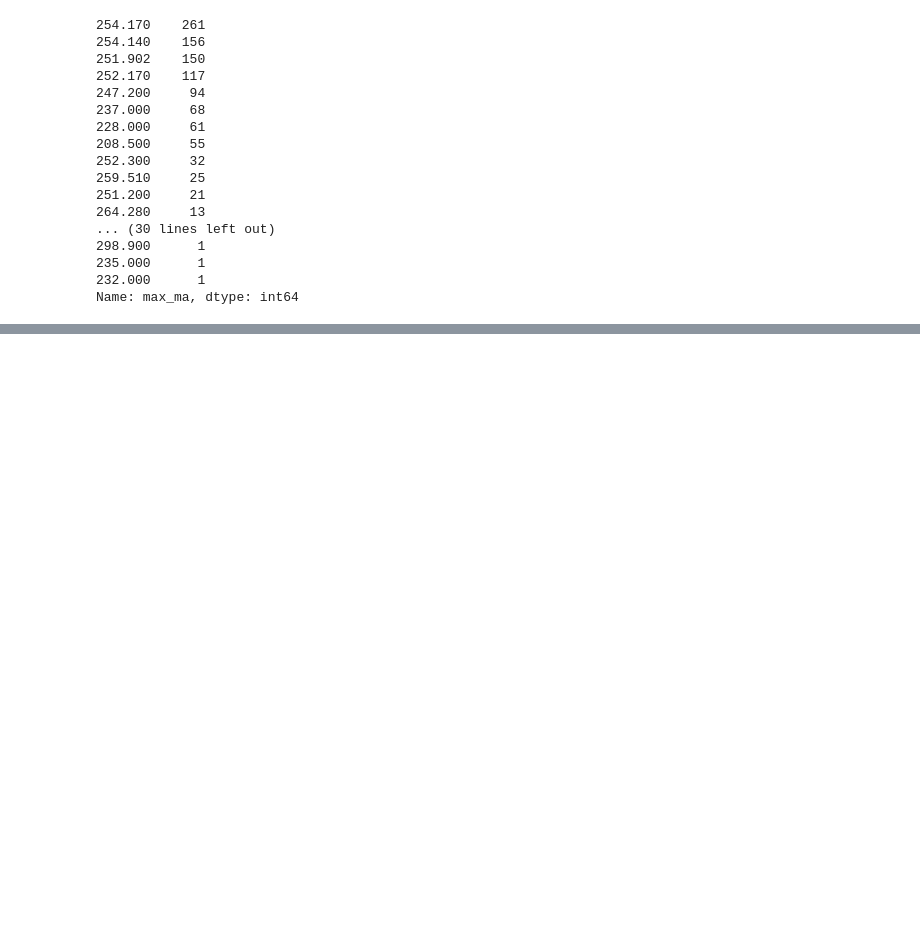
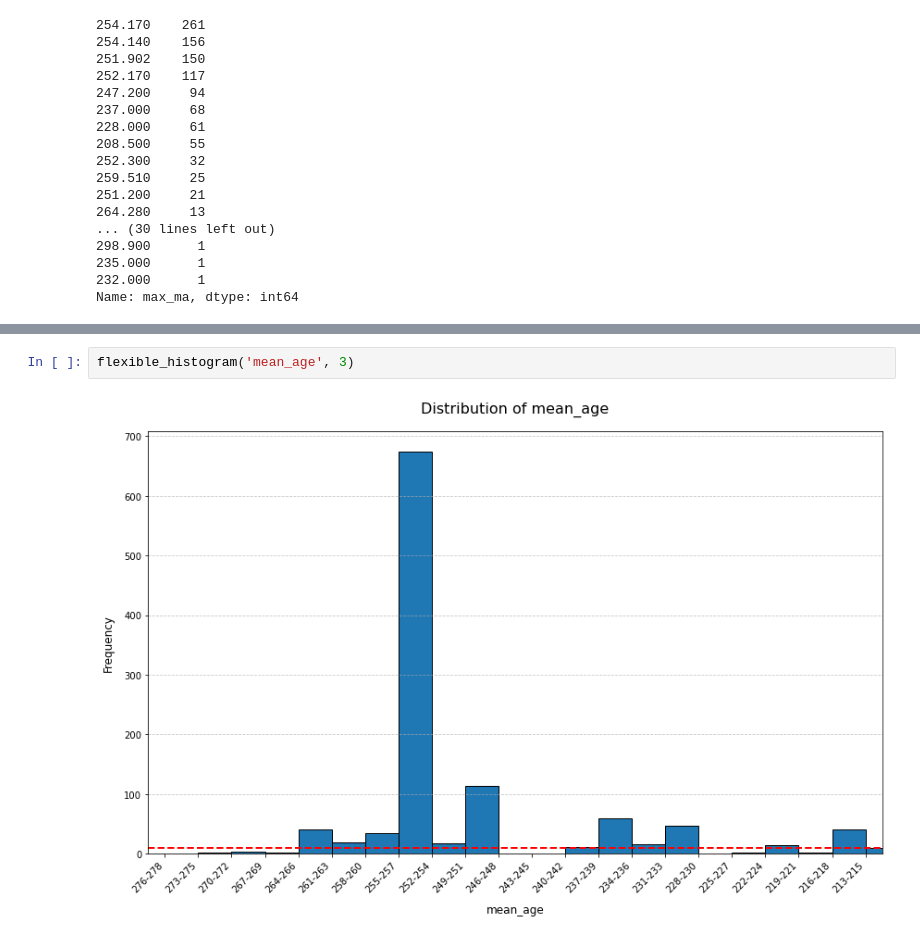
Before and after one commit to shelleylwang/BDNN_Arielli, a Jupyter notebook: synapsida_eda.ipynb, the cells around one changed output, grey strips where cells are left out. Cells and saved outputs as stored; diff of their text form; blank space fills up the shorter version.

```diff
--- a/synapsida_eda.ipynb
+++ b/synapsida_eda.ipynb
@@ -272,0 +314,4 @@ barplot('mean_age')
+# %%
+flexible_histogram('mean_age', 3)
+# %% [output]
+[figure, added]
```
Also changed, not shown: parts of 12 cells of this notebook, 9 other files.
